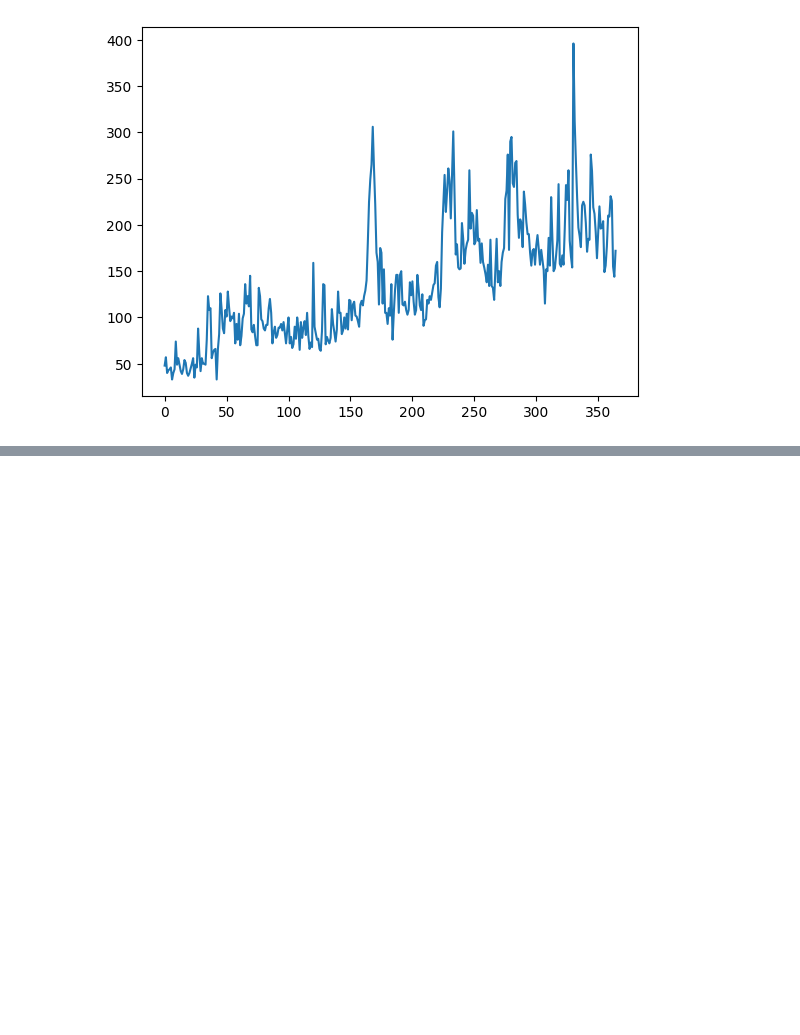
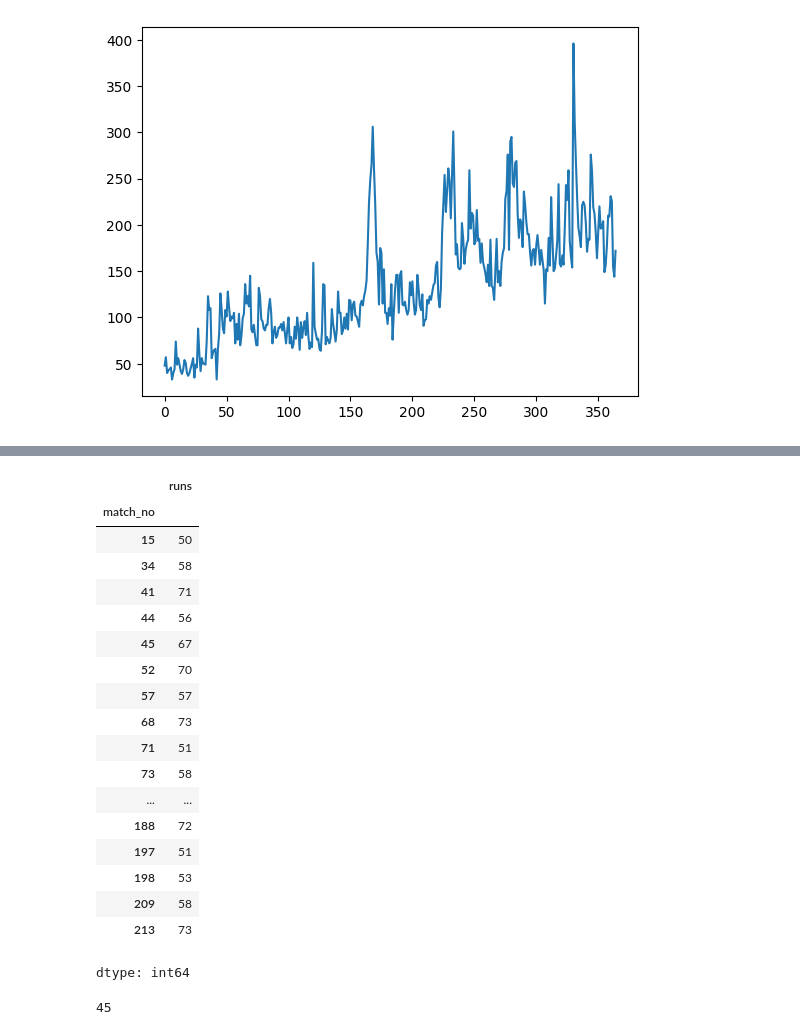
Before and after one commit to jyotirangu/DataScience, a Jupyter notebook: 12_Pandas/1_Pandas.ipynb, the cells around one changed output, grey strips where cells are left out. Saved outputs shown, nothing was run; the diff lists cells and outputs as text; code cells hidden in the pictures; blank space fills up the shorter version.

```diff
--- a/12_Pandas/1_Pandas.ipynb
+++ b/12_Pandas/1_Pandas.ipynb
@@ -1020,0 +1113,26 @@ movies.value_counts().head(20).plot(kind='pie')
+# %%
+vk[vk.between(50,99)]
+# %% [output]
+|  | runs |
+| match_no |  |
+| 15 | 50 |
+| 34 | 58 |
+| 41 | 71 |
+| 44 | 56 |
+| 45 | 67 |
+| 52 | 70 |
+| 57 | 57 |
+| 68 | 73 |
+| 71 | 51 |
+| 73 | 58 |
+| ... | ... |
+| 188 | 72 |
+| 197 | 51 |
+| 198 | 53 |
+| 209 | 58 |
+| 213 | 73 |
+dtype: int64
+# %%
+vk[vk.between(50,99)].size
+# %% [output]
+45
```
Also changed, not shown: parts of 56 cells of this notebook.
